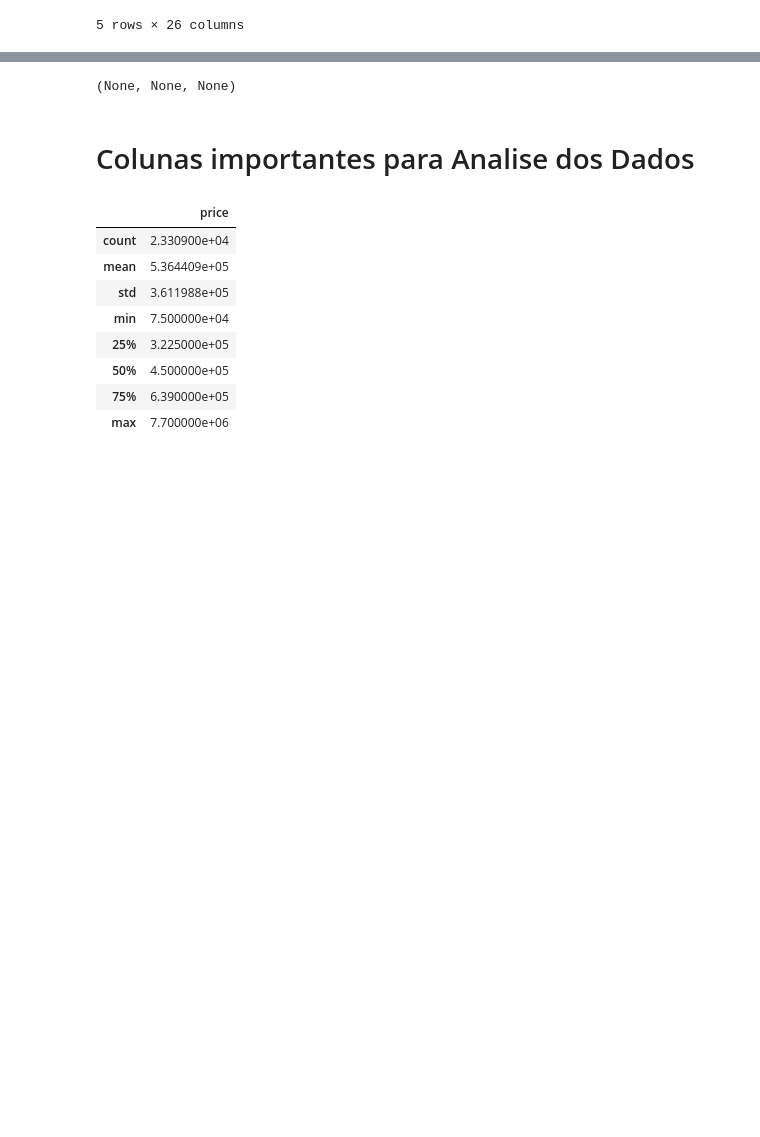
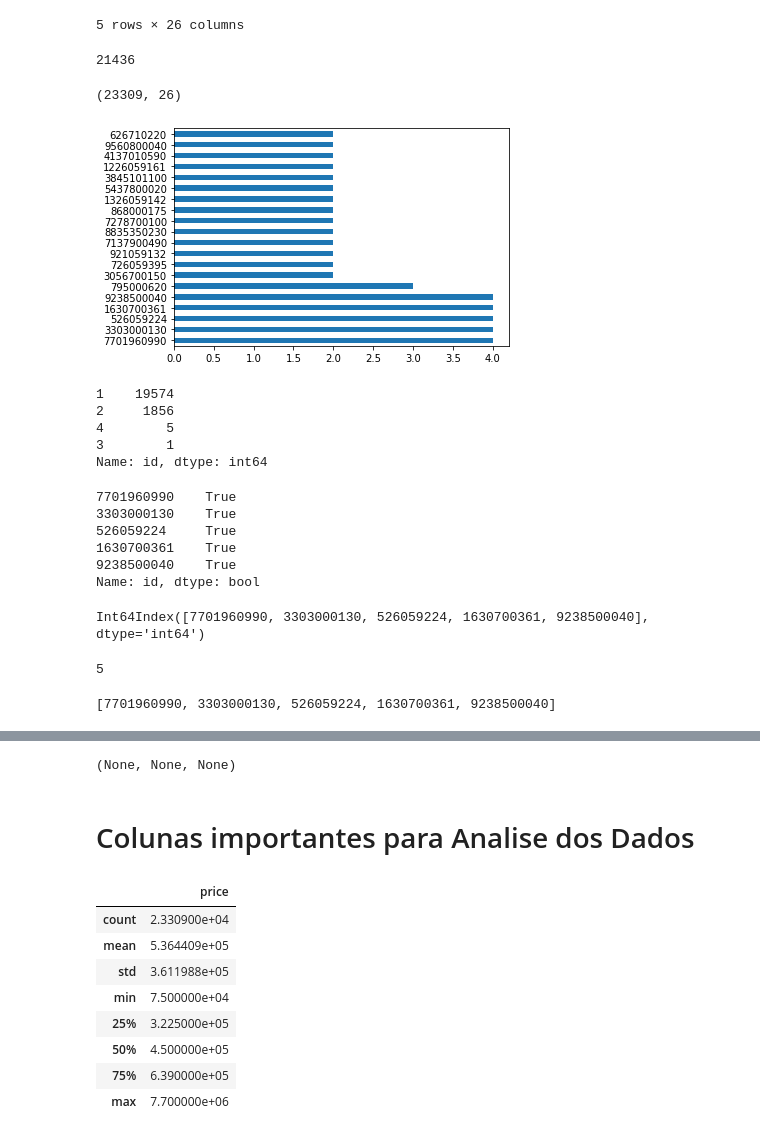
Before and after one commit to ramon-santana-silva/miniprojeto01, a Jupyter notebook: roofimoveis.ipynb, the cells around one changed output, grey strips where cells are left out. Saved outputs shown, nothing was run; the diff lists cells and outputs as text; code cells hidden in the pictures; blank space fills up the shorter version.

```diff
--- a/roofimoveis.ipynb
+++ b/roofimoveis.ipynb
@@ -179,4 +216,39 @@ df.head(5)
 5 rows × 26 columns
 # %%
 #identificando valores únicos do dataframe df
-df.nunique()
+df['id'].nunique()
+# %% [output]
+21436
+# %%
+df.shape
+# %% [output]
+(23309, 26)
+# %%
+id_counts=df['id'].value_counts()
+id_counts=id_counts.head(20)
+# %%
+id_counts.plot.barh();
+# %% [output]
+[figure, added]
+# %%
+id_counts.value_counts()
+# %% [output]
+1    19574
+2     1856
+4        5
+3        1
+Name: id, dtype: int64
+# %%
+dupe_mask=id_counts==4
+dupe_mask[0:5]
+# %% [output]
+7701960990    True
+3303000130    True
+526059224     True
+1630700361    True
+9238500040    True
+Name: id, dtype: bool
+# %%
+id_counts.index[0:5]
+# %% [output]
+Int64Index([7701960990, 3303000130, 526059224, 1630700361, 9238500040], dtype='int64')
@@ -182,0 +257,9 @@ df.nunique()
+# %%
+dupe_ids=list(dupe_ids)
+len(dupe_ids)
+# %% [output]
+5
+# %%
+dupe_ids
+# %% [output]
+[7701960990, 3303000130, 526059224, 1630700361, 9238500040]
```
Also changed, not shown: parts of 6 cells of this notebook.
